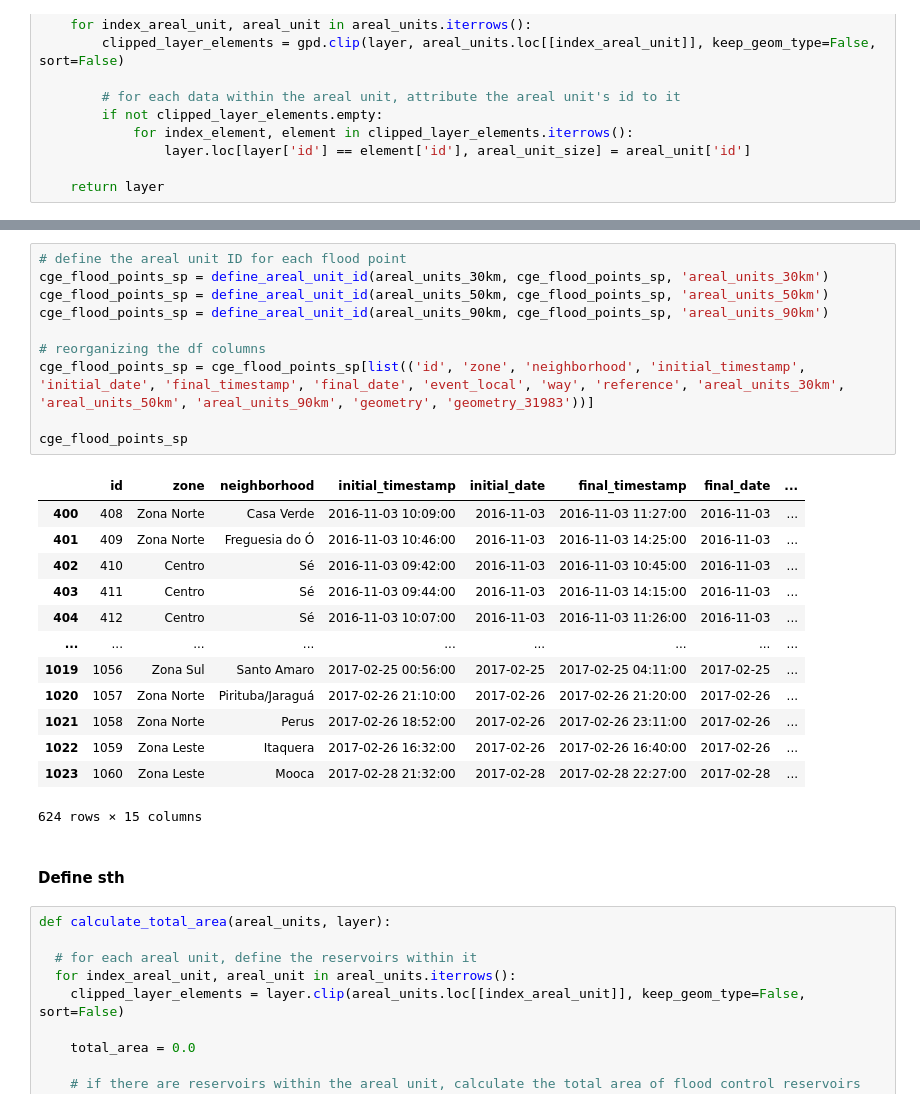
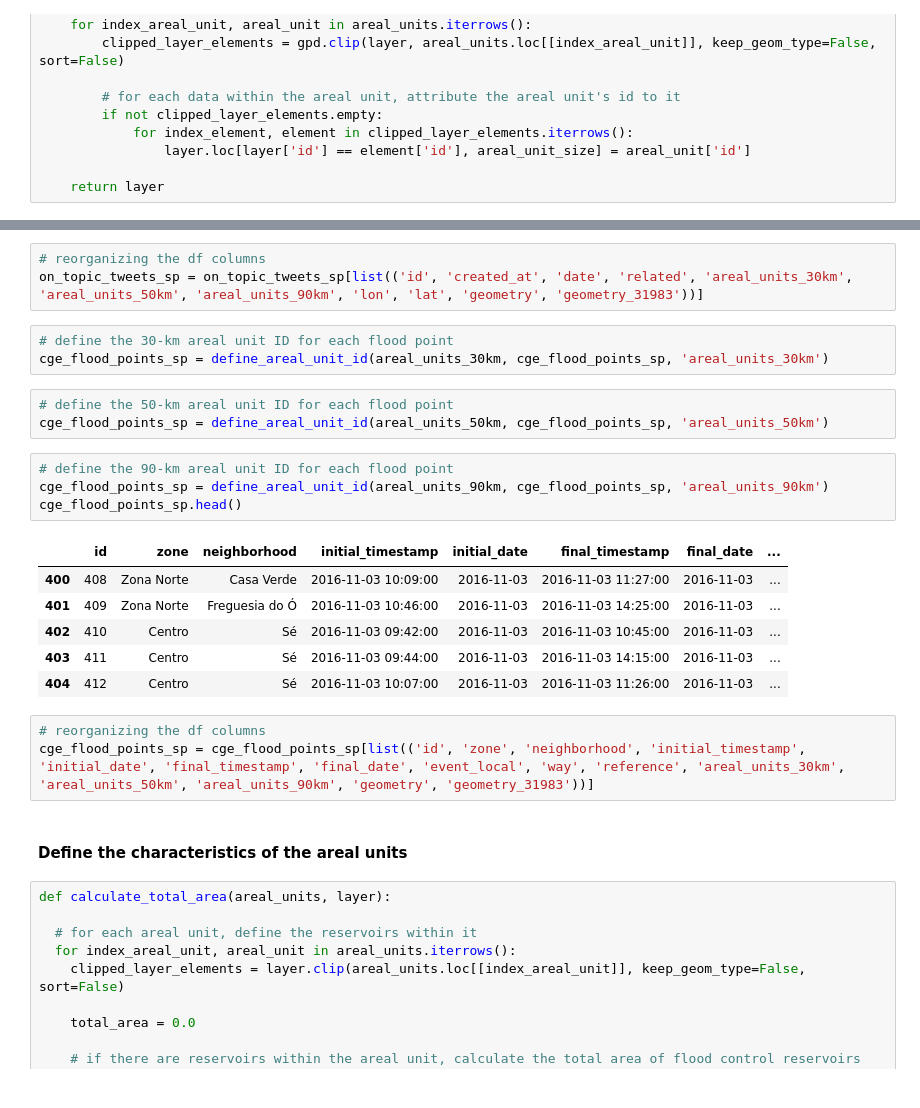
Before and after one commit to liviadegrossi/MBA-Monograph, a Jupyter notebook: data-exploration.ipynb, the cells around one changed output, grey strips where cells are left out. Saved outputs shown, nothing was run; the diff lists cells and outputs as text.

```diff
--- a/data-exploration.ipynb
+++ b/data-exploration.ipynb
@@ -295,29 +485,28 @@ on_topic_tweets_sp
+# %%
+# reorganizing the df columns
+on_topic_tweets_sp = on_topic_tweets_sp[list(('id', 'created_at', 'date', 'related', 'areal_units_30km', 'areal_units_50km', 'areal_units_90km', 'lon', 'lat', 'geometry', 'geometry_31983'))]
+# %%
+# define the 30-km areal unit ID for each flood point
+cge_flood_points_sp = define_areal_unit_id(areal_units_30km, cge_flood_points_sp, 'areal_units_30km')
+# %%
+# define the 50-km areal unit ID for each flood point
+cge_flood_points_sp = define_areal_unit_id(areal_units_50km, cge_flood_points_sp, 'areal_units_50km')
 # %%
-# define the areal unit ID for each flood point
-cge_flood_points_sp = define_areal_unit_id(areal_units_30km, cge_flood_points_sp, 'areal_units_30km')
-cge_flood_points_sp = define_areal_unit_id(areal_units_50km, cge_flood_points_sp, 'areal_units_50km')
+# define the 90-km areal unit ID for each flood point
 cge_flood_points_sp = define_areal_unit_id(areal_units_90km, cge_flood_points_sp, 'areal_units_90km')
-
-# reorganizing the df columns
-cge_flood_points_sp = cge_flood_points_sp[list(('id', 'zone', 'neighborhood', 'initial_timestamp', 'initial_date', 'final_timestamp', 'final_date', 'event_local', 'way', 'reference', 'areal_units_30km', 'areal_units_50km', 'areal_units_90km', 'geometry', 'geometry_31983'))]
-
-cge_flood_points_sp
+cge_flood_points_sp.head()
 # %% [output]
 |  | id | zone | neighborhood | initial_timestamp | initial_date | final_timestamp | final_date | ... |
 | 400 | 408 | Zona Norte | Casa Verde | 2016-11-03 10:09:00 | 2016-11-03 | 2016-11-03 11:27:00 | 2016-11-03 | ... |
 | 401 | 409 | Zona Norte | Freguesia do Ó | 2016-11-03 10:46:00 | 2016-11-03 | 2016-11-03 14:25:00 | 2016-11-03 | ... |
 | 402 | 410 | Centro | Sé | 2016-11-03 09:42:00 | 2016-11-03 | 2016-11-03 10:45:00 | 2016-11-03 | ... |
 | 403 | 411 | Centro | Sé | 2016-11-03 09:44:00 | 2016-11-03 | 2016-11-03 14:15:00 | 2016-11-03 | ... |
 | 404 | 412 | Centro | Sé | 2016-11-03 10:07:00 | 2016-11-03 | 2016-11-03 11:26:00 | 2016-11-03 | ... |
-| ... | ... | ... | ... | ... | ... | ... | ... | ... |
-| 1019 | 1056 | Zona Sul | Santo Amaro | 2017-02-25 00:56:00 | 2017-02-25 | 2017-02-25 04:11:00 | 2017-02-25 | ... |
-| 1020 | 1057 | Zona Norte | Pirituba/Jaraguá | 2017-02-26 21:10:00 | 2017-02-26 | 2017-02-26 21:20:00 | 2017-02-26 | ... |
-| 1021 | 1058 | Zona Norte | Perus | 2017-02-26 18:52:00 | 2017-02-26 | 2017-02-26 23:11:00 | 2017-02-26 | ... |
-| 1022 | 1059 | Zona Leste | Itaquera | 2017-02-26 16:32:00 | 2017-02-26 | 2017-02-26 16:40:00 | 2017-02-26 | ... |
-| 1023 | 1060 | Zona Leste | Mooca | 2017-02-28 21:32:00 | 2017-02-28 | 2017-02-28 22:27:00 | 2017-02-28 | ... |
-624 rows × 15 columns
-# %% [markdown]
-#### Define sth
+# %%
+# reorganizing the df columns
+cge_flood_points_sp = cge_flood_points_sp[list(('id', 'zone', 'neighborhood', 'initial_timestamp', 'initial_date', 'final_timestamp', 'final_date', 'event_local', 'way', 'reference', 'areal_units_30km', 'areal_units_50km', 'areal_units_90km', 'geometry', 'geometry_31983'))]
+# %% [markdown]
+#### Define the characteristics of the areal units
 # %%
 def calculate_total_area(areal_units, layer):
 
```
Also changed, not shown: parts of 59 cells of this notebook, 12 other files.
